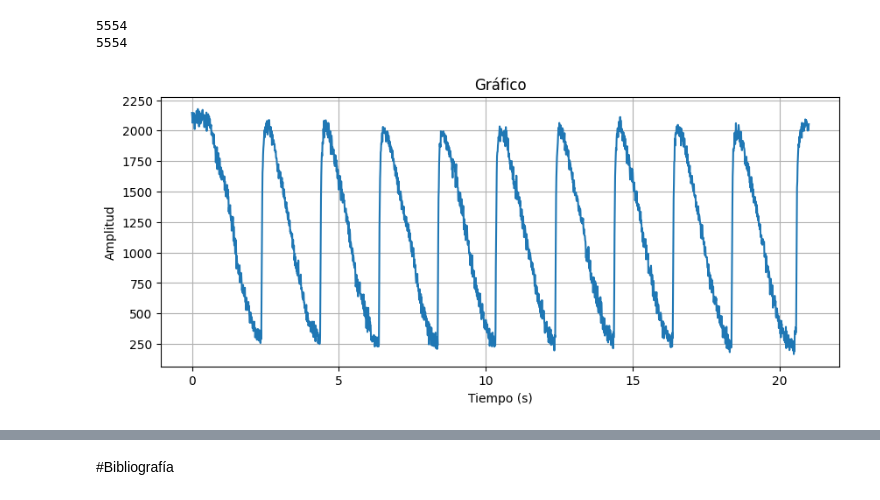
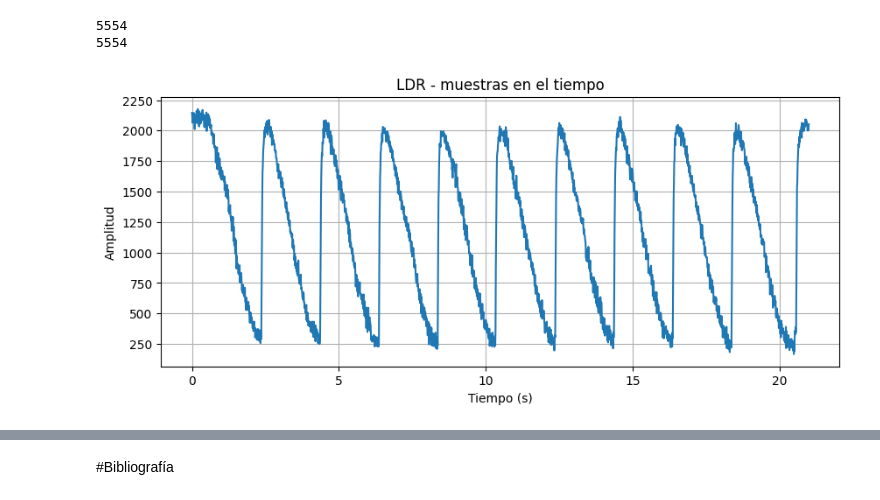
Before and after one commit to alex20022000/Signal_Processing_Project_Ciani-Dalle_Rive_Prieto, a Jupyter notebook: 01_Signal_Processing_Ciani+Dalle_Rive_Prieto.ipynb, the cells around one changed output, grey strips where cells are left out. Saved outputs shown, nothing was run; the diff lists cells and outputs as text; code cells hidden in the pictures.

```diff
--- a/01_Signal_Processing_Ciani+Dalle_Rive_Prieto.ipynb
+++ b/01_Signal_Processing_Ciani+Dalle_Rive_Prieto.ipynb
@@ -117,15 +164,15 @@ print(len(ldr_data))
 # %%
 # Acotamos el grafico a la muestra tomada
 
 tc1 = 27  # tiempo de corte 1
 tc2 = 48  # tiempo de corte 2
 t1 = tc1*fs # numero de muetra en t = tc1 [segundos]
 t2 = tc2*fs # numero de muetra en t = tc2 [segundos]
 
 ldr_acot = ldr_data[t1:t2]  # nos quedamos con el tramo util de la muestra
 t_acot = np.arange(len(ldr_acot)) / fs  # recalculamos el vector de tiempo
 
 
-graficar_t_VS_muestras(t_acot, ldr_acot)
+graficar_t_VS_muestras(t_acot, ldr_acot, xlabel='Tiempo (s)', ylabel='Amplitud', titulo='LDR - muestras en el tiempo', grid=True)
 # %% [output]
-[figure, old version]
+[figure, new version]
```
Also changed, not shown: parts of 9 cells of this notebook.
